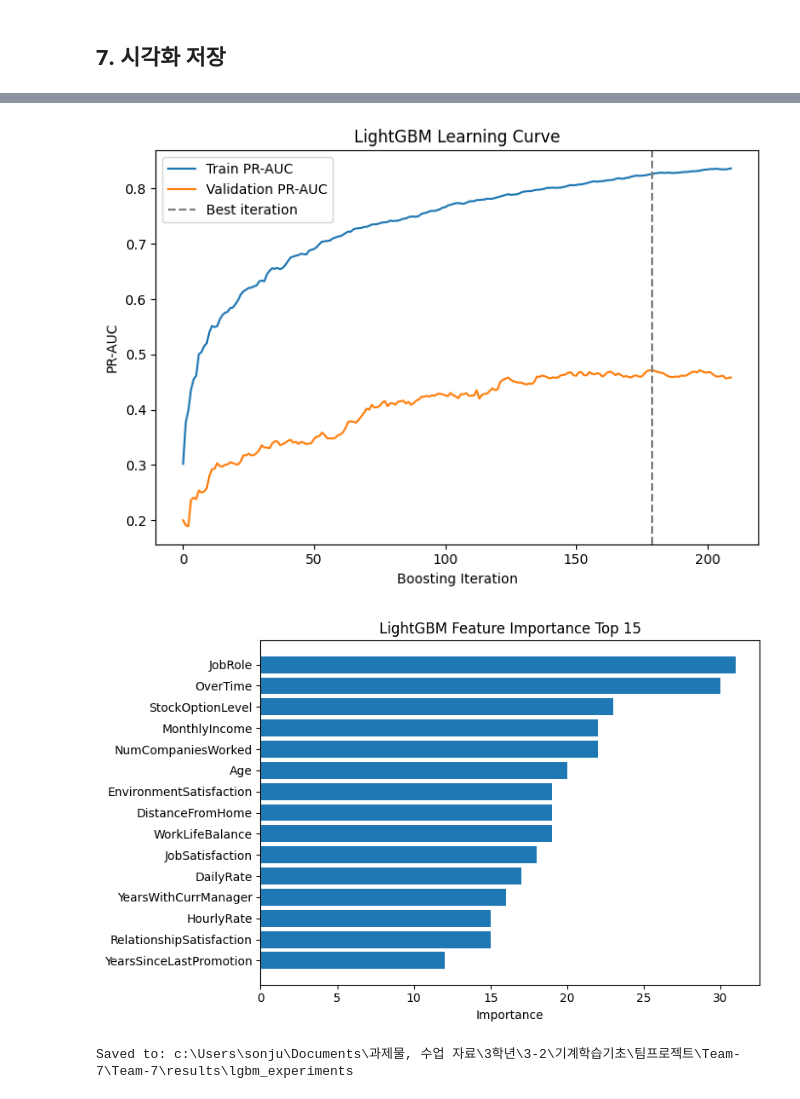
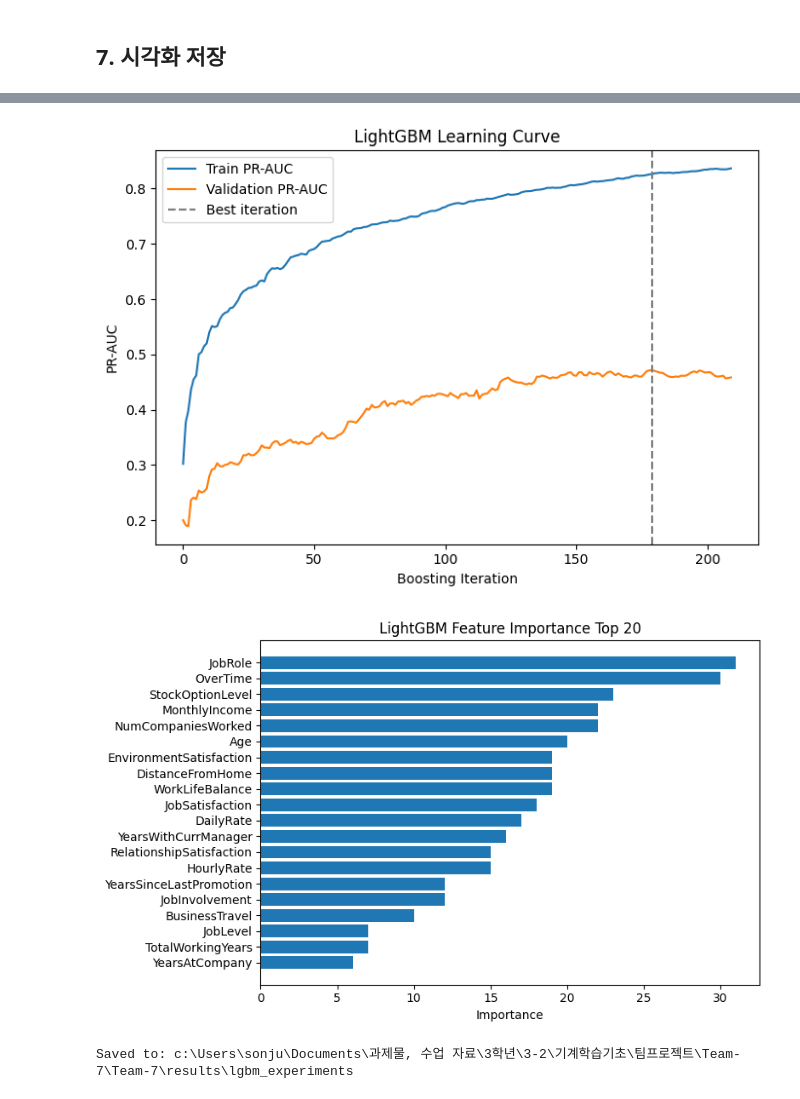
Before and after one commit to 2026-1st/Team-7, a Jupyter notebook: models/LightGBM/LightGBM.ipynb, the cells around one changed output, grey strips where cells are left out. Cells and saved outputs as stored; diff of their text form; code cells hidden in the pictures.

```diff
--- a/models/LightGBM/LightGBM.ipynb
+++ b/models/LightGBM/LightGBM.ipynb
@@ -318,36 +314,36 @@ valid_pr_auc = eval_result["valid"]["average_precision"]
 
 plt.figure(figsize=(7, 5))
 plt.plot(train_pr_auc, label="Train PR-AUC")
 plt.plot(valid_pr_auc, label="Validation PR-AUC")
 plt.axvline(final_model.best_iteration_ - 1, color="gray", linestyle="--", label="Best iteration")
 plt.xlabel("Boosting Iteration")
 plt.ylabel("PR-AUC")
 plt.title("LightGBM Learning Curve")
 plt.legend()
 plt.tight_layout()
 plt.savefig(RESULT_DIR / "lgbm_learning_curve.png", dpi=150)
 plt.show()
 
-# Top 15 feature importances.
+# Top 20 feature importances.
 importance = pd.DataFrame({
     "feature": feature_names,
     "importance": final_model.feature_importances_,
 }).sort_values("importance", ascending=False)
 
-top15 = importance.head(15).sort_values("importance")
+top20 = importance.head(20).sort_values("importance")
 plt.figure(figsize=(8, 5))
-plt.barh(top15["feature"], top15["importance"])
+plt.barh(top20["feature"], top20["importance"])
 plt.xlabel("Importance")
-plt.title("LightGBM Feature Importance Top 15")
+plt.title("LightGBM Feature Importance Top 20")
 plt.tight_layout()
 plt.savefig(RESULT_DIR / "lgbm_feature_importance.png", dpi=150)
 plt.show()
 
 importance.to_csv(RESULT_DIR / "lgbm_feature_importance.csv", index=False, encoding="utf-8-sig")
 print("Saved to:", RESULT_DIR)
 # %% [output]
 [figure]
 [figure]
 [figure]
-[figure, old version]
+[figure, new version]
 Saved to: c:\Users\sonju\Documents\과제물, 수업 자료\3학년\3-2\기계학습기초\팀프로젝트\Team-7\Team-7\results\lgbm_experiments
```
Also changed, not shown: parts of 3 cells of this notebook, 1 other file.
